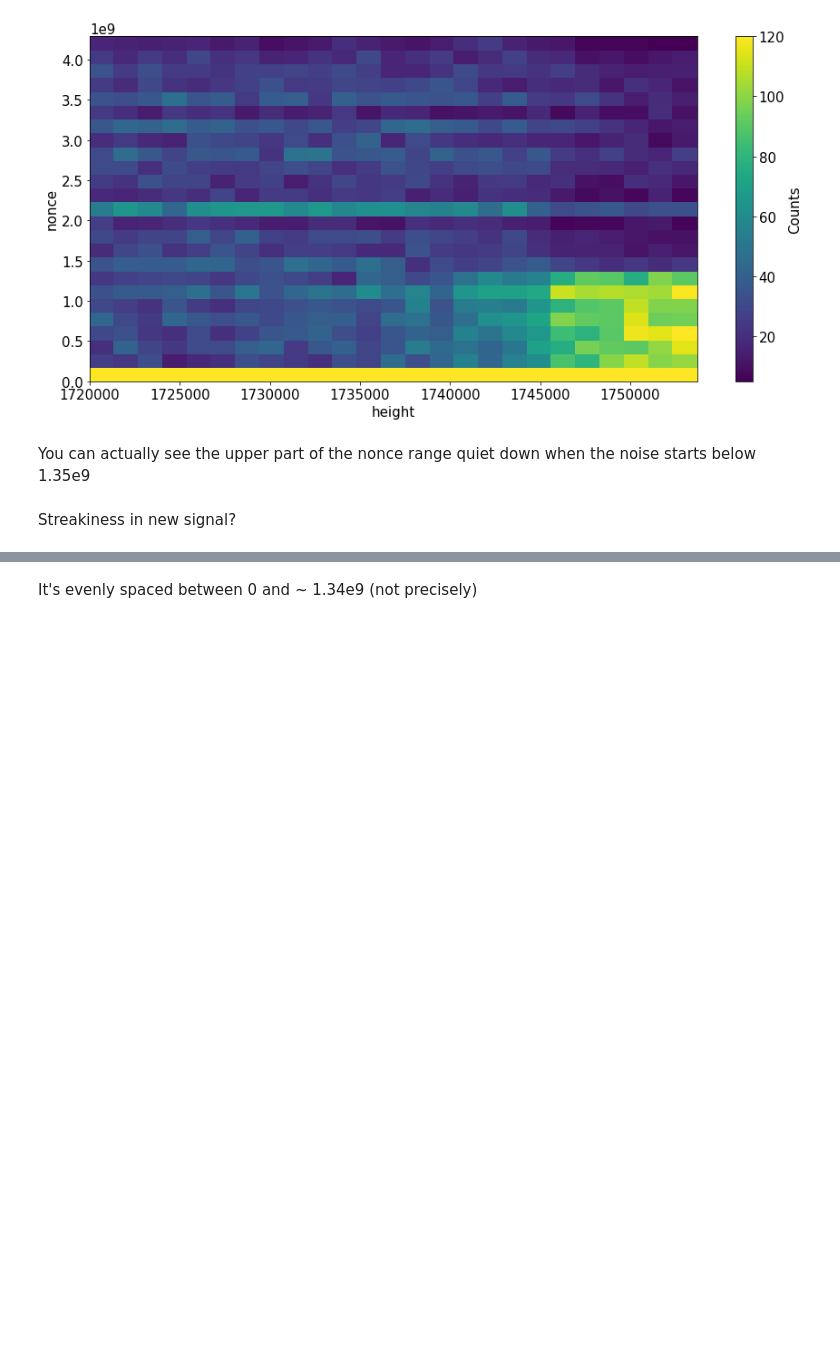
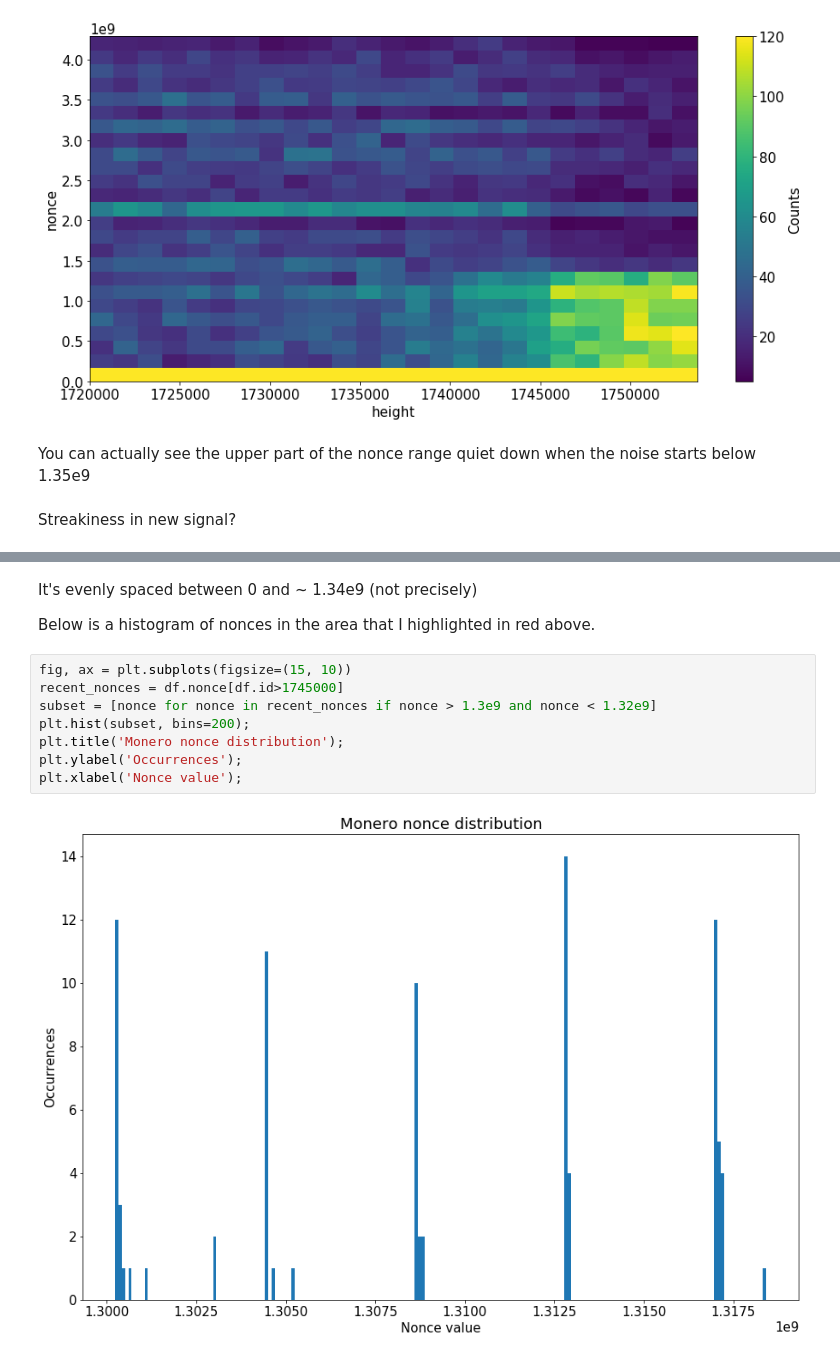
Before and after one commit to noncesense-research-lab/nonce_distribution, a Jupyter notebook: nonce_distribution.ipynb, the cells around one changed output, grey strips where cells are left out. Saved outputs shown, nothing was run; the diff lists cells and outputs as text; blank space fills up the shorter version.

```diff
--- a/nonce_distribution.ipynb
+++ b/nonce_distribution.ipynb
@@ -313,2 +323,14 @@ plt.show()
 # %% [markdown]
 It's evenly spaced between 0 and ~ 1.34e9 (not precisely)
+
+Below is a histogram of nonces in the area that I highlighted in red above.
+# %%
+fig, ax = plt.subplots(figsize=(15, 10))
+recent_nonces = df.nonce[df.id>1745000]
+subset = [nonce for nonce in recent_nonces if nonce > 1.3e9 and nonce < 1.32e9]
+plt.hist(subset, bins=200);
+plt.title('Monero nonce distribution');
+plt.ylabel('Occurrences');
+plt.xlabel('Nonce value');
+# %% [output]
+[figure, added]
```
Also changed, not shown: parts of 3 cells of this notebook.
